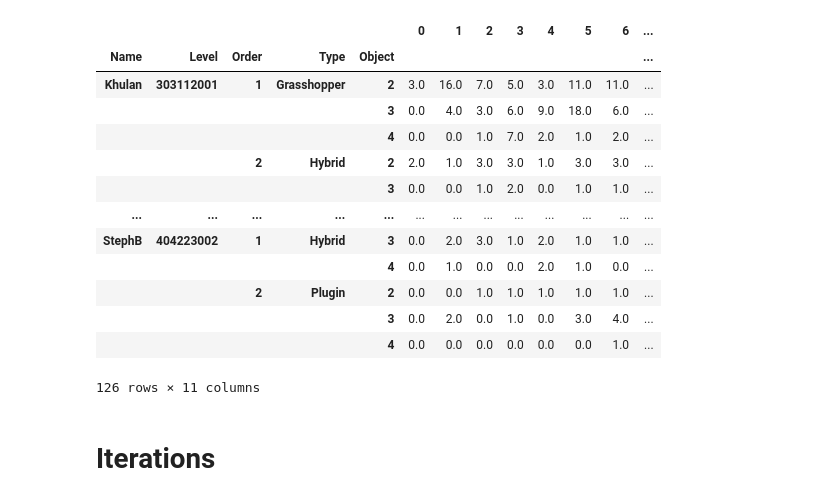
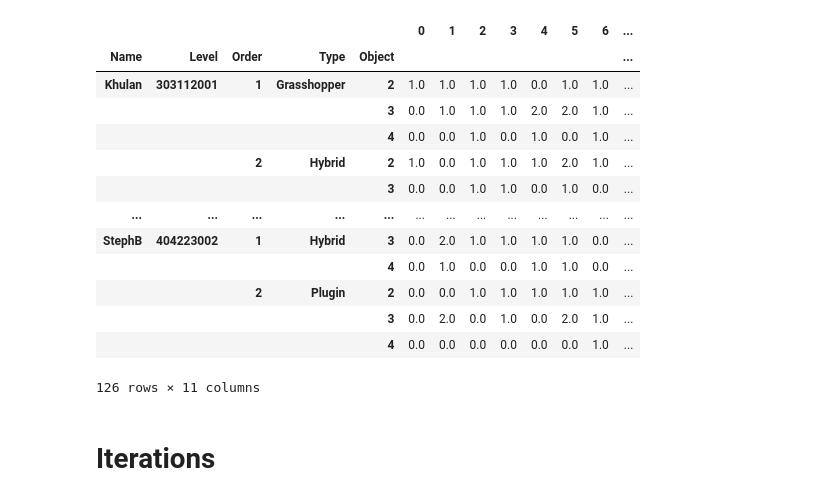
Before and after one commit to XGar/Impact-of-context-familiarity-on-computational-design-logic-appropriation, a Jupyter notebook: 22-01-07_Analyse.ipynb, the cells around one changed output. Cells and saved outputs as stored; diff of their text form; code cells hidden in the pictures.

```diff
--- a/22-01-07_Analyse.ipynb
+++ b/22-01-07_Analyse.ipynb
@@ -249,7 +249,7 @@ for name in listNames:
             start_time=imp['Time'].iloc[0]
             end_time=imp['Time'].iloc[-1]
             timerange=round((end_time / time_intervals), 2)
-            for j in range(1, time_intervals):
+            for j in range(1, time_intervals+1):
                 _imp2=imp[(imp['Time'] > start_time) & (imp['Time'] < (start_time + timerange * j))]
                 _imp2=_imp2.nunique()
                 imp1=imp[(imp['Time'] > start_time) & (imp['Time'] < (start_time + timerange * (j + 1)))].nunique()
@@ -259,6 +259,7 @@ for name in listNames:
             time_unique[Index[i]]=time_unique.sum(axis=1).map(lambda _x:int(_x))
             time_unique=time_unique[Index[i]]
             time_unique.rename(k,inplace=True)
+            time_unique['Object']=k
             _time_unique=_time_unique.append(time_unique)
 
         _unique=pd.Series(imp2.drop(['Time'],axis=1).nunique(axis=0),name=Index[i])
@@ -285,8 +286,8 @@ for name in listNames:
         diff_df.reset_index('Object',inplace=True)
         diff_df.set_index('Time',inplace=True)
         timeit=[]
+        obj=diff_df['Object'][0]
         if timerange > (start_time-start_time):
-            obj=diff_df['Object'][0]
             st=diff_df.resample(timerange, closed='left').sum()
             st[_type_]=st.drop('Object',axis=1).sum(axis=1)
             st=st.reset_index()
@@ -403,7 +404,7 @@ for name in listNames:
     #Index2 = pd.MultiIndex.from_product([Index2,[2,3,4]],names=[['Name', 'Level', 'Order', 'Type'],'Object'])
     _time_iterations=pd.DataFrame(_time_iterations.drop(['Object'],axis=1).values, index=Index)
     _time_phases=pd.DataFrame(_time_phases.drop(['Object'],axis=1).values, index=Index)
-    #_time_unique=pd.DataFrame(_time_unique.values, index=Index2)
+    _time_unique=pd.DataFrame(_time_unique.drop(['Object'],axis=1).values, index=Index)
 
     feedback['Survey']= 'A'
     feedback_post['Survey']= 'B'
@@ -414,45 +415,45 @@ for name in listNames:
     unique['Max']=unique.max(axis=1)
     unique['Total']=unique.drop('Max',axis=1).sum(axis=1)
     unique['CV']=unique.drop(['Total','Max'],axis=1).std(axis=1)/unique.drop(['Total','Max'],axis=1).mean(axis=1)
     #phases = pd.DataFrame(phase,index=Index)
     phases['Max']=phases.drop('Time',axis=1).max(axis=1)
     phases['Total']=phases.drop(['Max','Time'],axis=1).sum(axis=1)
     phases['Average']=phases.drop(['Total','Max','Time'],axis=1).mean(axis=1)
 
     if iterations_df.shape[0]>1:
         iterations_df = iterations_df.append(iteration)
         phase_df = phase_df.append(phases)
         unique_df = unique_df.append(unique)
         feedback_df = feedback_df.append(feedback)
         time_iterations_df=time_iterations_df.append(_time_iterations)
         time_phases_df=time_phases_df.append(_time_phases)
         time_unique_df=time_unique_df.append(_time_unique)
     elif iterations_df.shape[0]<1 :
         iterations_df=iteration
         phase_df=phases
         feedback_df = feedback
         time_iterations_df = _time_iterations
         time_phases_df = _time_phases
         time_unique_df= _time_unique
-iterations_df['Time']=iterations_df['Time'].apply(timeconvert)
+#iterations_df['Time']=iterations_df['Time'].apply(timeconvert)
 phase_df['Time']=phase_df['Time'].apply(timeconvert)
-display(time_iterations_df)
+display(time_phases_df)
 feedback_df.columns=['Accessibility', 'Comprehension', 'Ease of Use', 'Usability', 'Satisfaction']
 feedback_df=feedback_df.reset_index(['Type', 'Level', 'Order', 'Survey'], drop=False)
 feedback_df=feedback_df.melt(id_vars=['Type', 'Level', 'Order', 'Survey'])
 # %% [output]
 |  |  |  |  |  | 0 | 1 | 2 | 3 | 4 | 5 | 6 | ... |
 | Name | Level | Order | Type | Object |  |  |  |  |  |  |  | ... |
-| Khulan | 303112001 | 1 | Grasshopper | 2 | 3.0 | 16.0 | 7.0 | 5.0 | 3.0 | 11.0 | 11.0 | ... |
-|  |  |  |  | 3 | 0.0 | 4.0 | 3.0 | 6.0 | 9.0 | 18.0 | 6.0 | ... |
-|  |  |  |  | 4 | 0.0 | 0.0 | 1.0 | 7.0 | 2.0 | 1.0 | 2.0 | ... |
-|  |  | 2 | Hybrid | 2 | 2.0 | 1.0 | 3.0 | 3.0 | 1.0 | 3.0 | 3.0 | ... |
-|  |  |  |  | 3 | 0.0 | 0.0 | 1.0 | 2.0 | 0.0 | 1.0 | 1.0 | ... |
+| Khulan | 303112001 | 1 | Grasshopper | 2 | 1.0 | 1.0 | 1.0 | 1.0 | 0.0 | 1.0 | 1.0 | ... |
+|  |  |  |  | 3 | 0.0 | 1.0 | 1.0 | 1.0 | 2.0 | 2.0 | 1.0 | ... |
+|  |  |  |  | 4 | 0.0 | 0.0 | 1.0 | 0.0 | 1.0 | 0.0 | 1.0 | ... |
+|  |  | 2 | Hybrid | 2 | 1.0 | 0.0 | 1.0 | 1.0 | 1.0 | 2.0 | 1.0 | ... |
+|  |  |  |  | 3 | 0.0 | 0.0 | 1.0 | 1.0 | 0.0 | 1.0 | 0.0 | ... |
 | ... | ... | ... | ... | ... | ... | ... | ... | ... | ... | ... | ... | ... |
-| StephB | 404223002 | 1 | Hybrid | 3 | 0.0 | 2.0 | 3.0 | 1.0 | 2.0 | 1.0 | 1.0 | ... |
-|  |  |  |  | 4 | 0.0 | 1.0 | 0.0 | 0.0 | 2.0 | 1.0 | 0.0 | ... |
+| StephB | 404223002 | 1 | Hybrid | 3 | 0.0 | 2.0 | 1.0 | 1.0 | 1.0 | 1.0 | 0.0 | ... |
+|  |  |  |  | 4 | 0.0 | 1.0 | 0.0 | 0.0 | 1.0 | 1.0 | 0.0 | ... |
 |  |  | 2 | Plugin | 2 | 0.0 | 0.0 | 1.0 | 1.0 | 1.0 | 1.0 | 1.0 | ... |
-|  |  |  |  | 3 | 0.0 | 2.0 | 0.0 | 1.0 | 0.0 | 3.0 | 4.0 | ... |
+|  |  |  |  | 3 | 0.0 | 2.0 | 0.0 | 1.0 | 0.0 | 2.0 | 1.0 | ... |
 |  |  |  |  | 4 | 0.0 | 0.0 | 0.0 | 0.0 | 0.0 | 0.0 | 1.0 | ... |
 126 rows × 11 columns
 # %%
```
Also changed, not shown: parts of 5 cells of this notebook, 4 other files.
